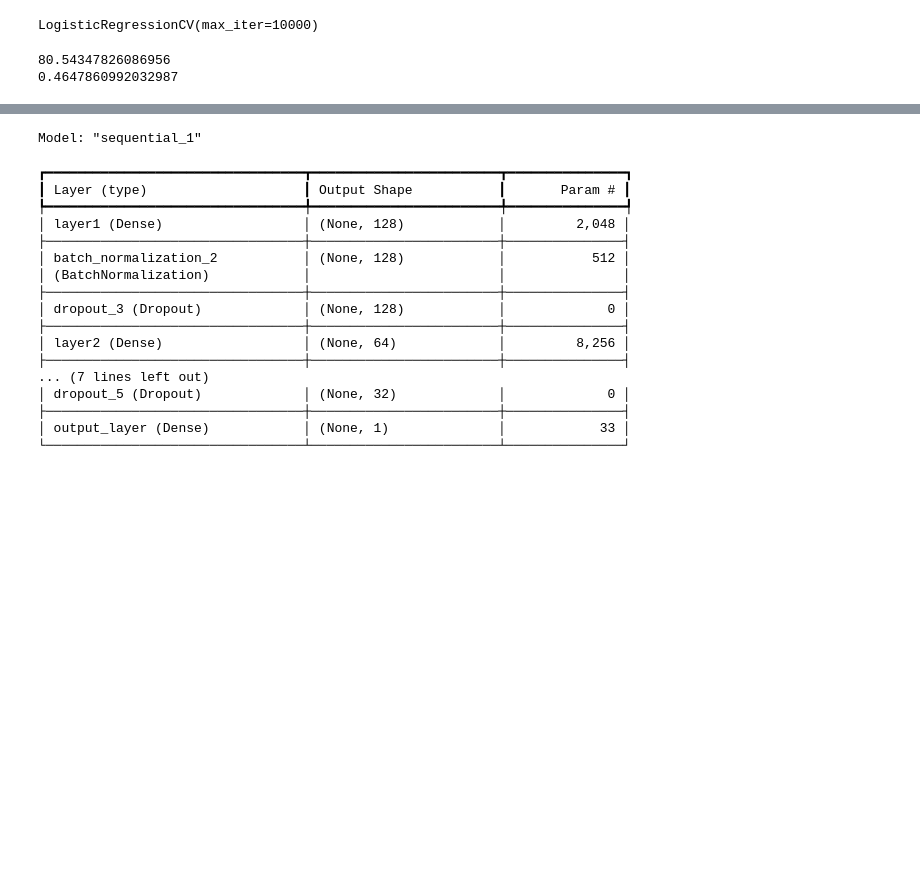
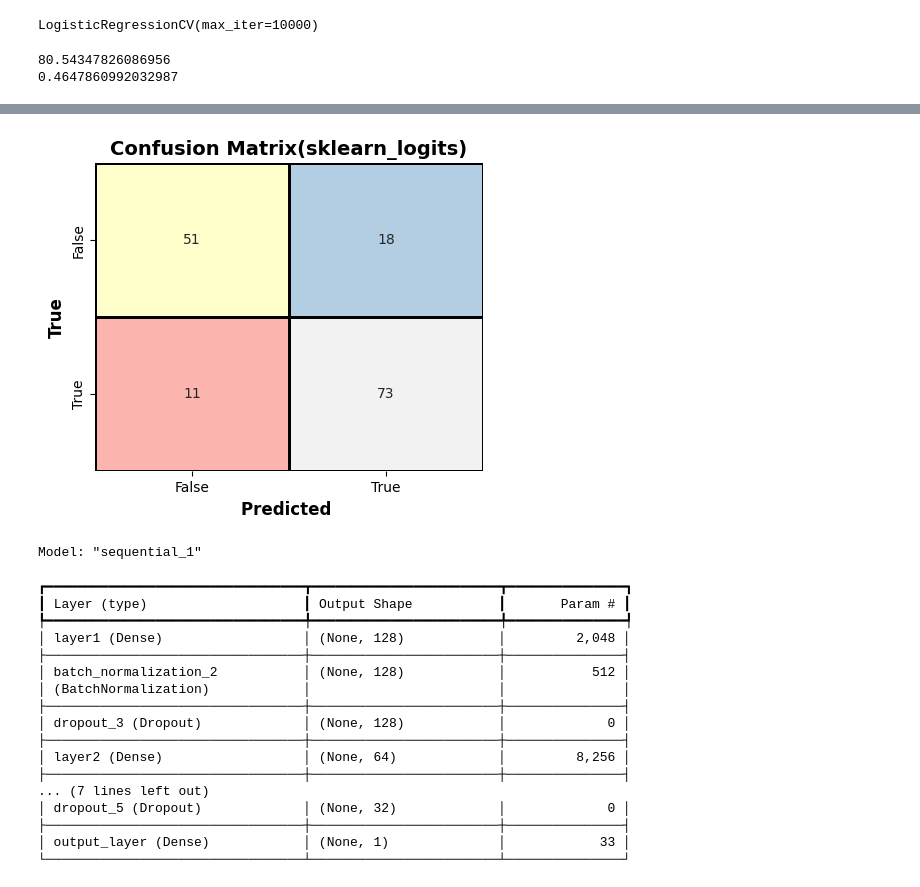
Before and after one commit to vu-xuan-hung/heart_disease-logistic-neural-, a Jupyter notebook: logistic_regression.ipynb, the cells around one changed output, grey strips where cells are left out. Cells and saved outputs as stored; diff of their text form; code cells hidden in the pictures; blank space fills up the shorter version.

```diff
--- a/logistic_regression.ipynb
+++ b/logistic_regression.ipynb
@@ -208,3 +268,32 @@ print(compute_cost(X_train_scaled, y_train, model_cv.coef_[0], model_cv.intercep
+# %%
+from sklearn.metrics import confusion_matrix
+import matplotlib.pyplot as plt
+import seaborn as sns
+import numpy as np
+y_pred=model.predict(X_train)
+# confusion matrix
+cm = confusion_matrix(y_train, y_pred)
+plt.figure(figsize=(5, 4))
+
+sns.heatmap(
+    cm,
+    annot=True,
+    fmt="d",
+    cmap="Pastel1",
+    cbar=False,
+    linewidths=1,
+    linecolor="black",
+    xticklabels=["False", "True"],
+    yticklabels=["False", "True"]
+)
+
+plt.xlabel("Predicted ", fontsize=12, fontweight="bold")
+plt.ylabel("True", fontsize=12, fontweight="bold")
+plt.title("Confusion Matrix(sklearn_logits)", fontsize=14, fontweight="bold")
+
+plt.show()
+# %% [output]
+[figure, added]
 # %%
 import tensorflow as tf
 from tensorflow import keras
```
Also changed, not shown: parts of 10 cells of this notebook.
